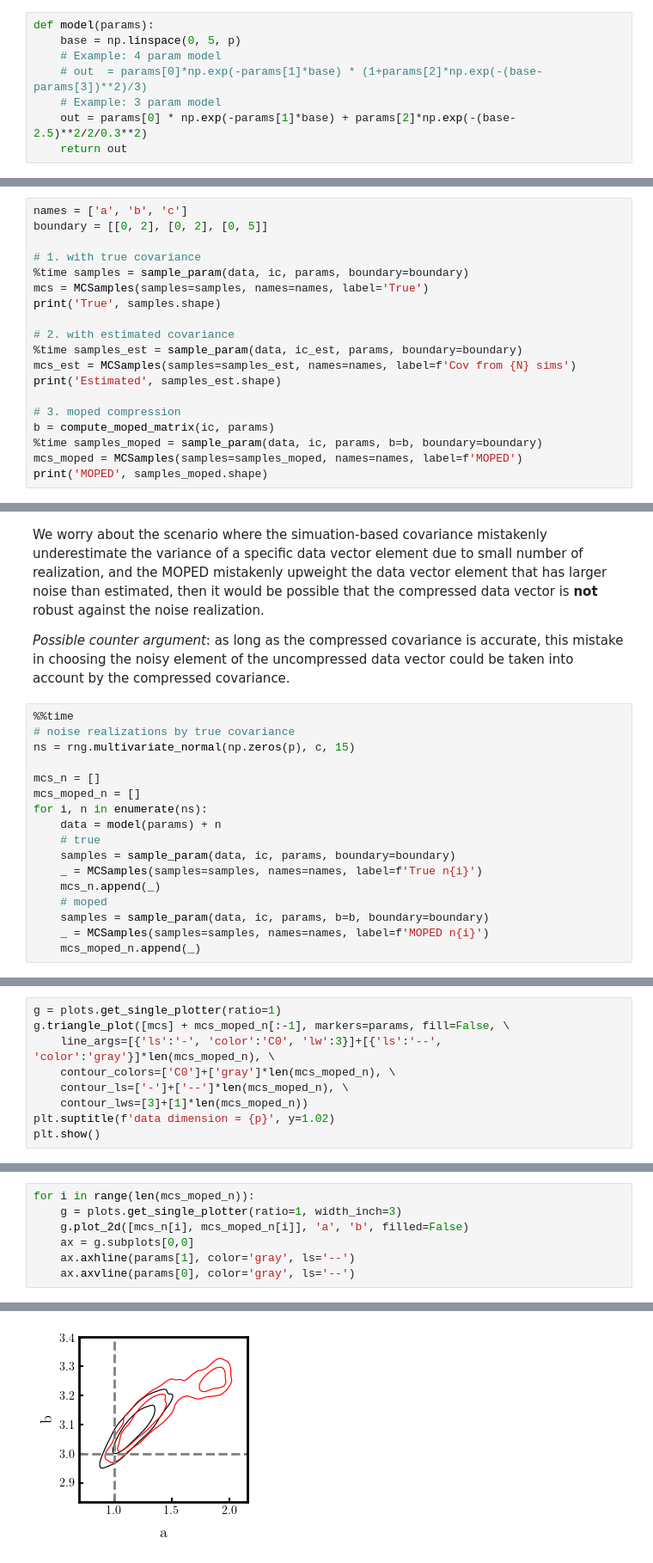
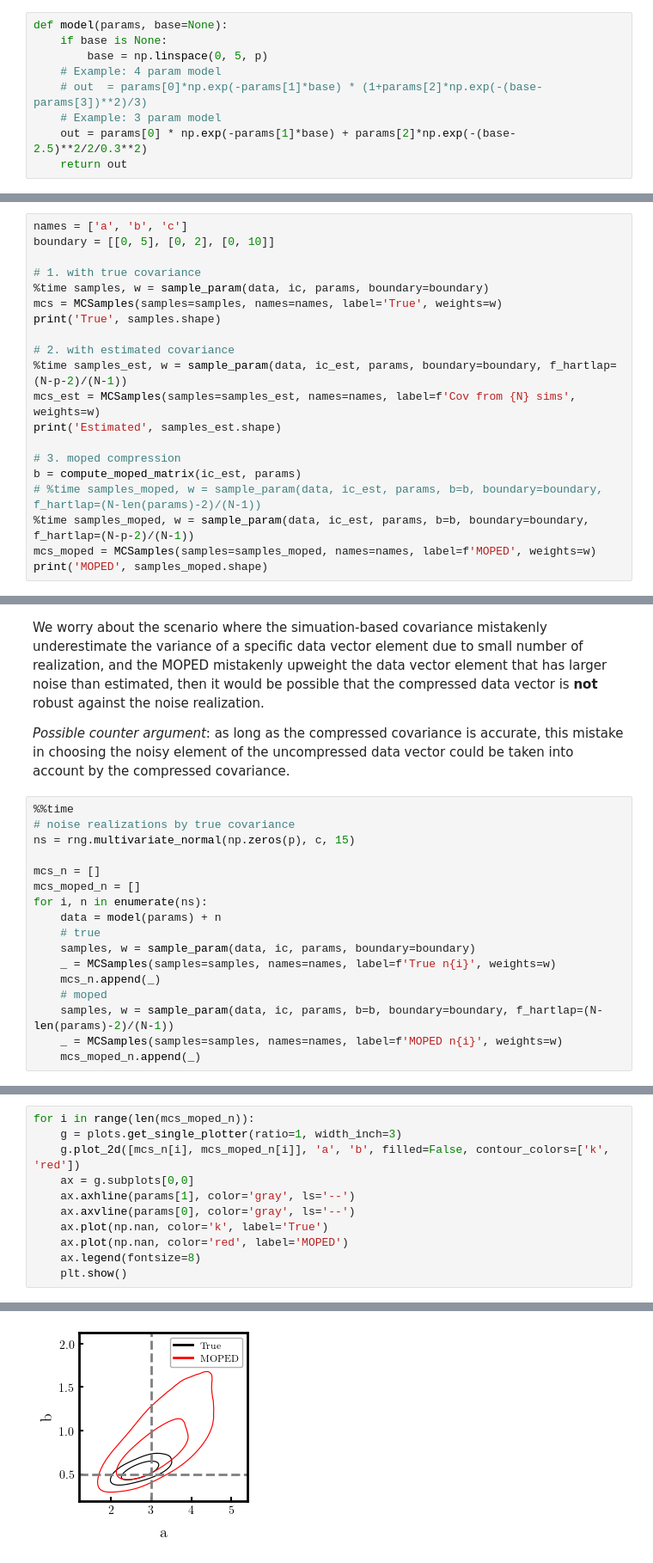
Before and after one commit to rchgomes/3pcf_integrator, a Jupyter notebook: plot-notebooks/moped-toy-model.ipynb, the cells around one changed output, grey strips where cells are left out. Shown at 86% size. Drawn from its saved outputs; the diff is of its cells as text.

Commit message:
bug fix of Hartlap after compression

```diff
--- a/plot-notebooks/moped-toy-model.ipynb
+++ b/plot-notebooks/moped-toy-model.ipynb
@@ -57,7 +58,8 @@ import emcee
 from getdist import plots, MCSamples
 # %%
-def model(params):
-    base = np.linspace(0, 5, p)
+def model(params, base=None):
+    if base is None:
+        base = np.linspace(0, 5, p)
     # Example: 4 param model
     # out  = params[0]*np.exp(-params[1]*base) * (1+params[2]*np.exp(-(base-params[3])**2)/3)
     # Example: 3 param model
@@ -156,20 +187,21 @@ plt.show()
 # %%
 names = ['a', 'b', 'c']
-boundary = [[0, 2], [0, 2], [0, 5]]
+boundary = [[0, 5], [0, 2], [0, 10]]
 
 # 1. with true covariance
-%time samples = sample_param(data, ic, params, boundary=boundary)
-mcs = MCSamples(samples=samples, names=names, label='True')
+%time samples, w = sample_param(data, ic, params, boundary=boundary)
+mcs = MCSamples(samples=samples, names=names, label='True', weights=w)
 print('True', samples.shape)
 
 # 2. with estimated covariance
-%time samples_est = sample_param(data, ic_est, params, boundary=boundary)
-mcs_est = MCSamples(samples=samples_est, names=names, label=f'Cov from {N} sims')
+%time samples_est, w = sample_param(data, ic_est, params, boundary=boundary, f_hartlap=(N-p-2)/(N-1))
+mcs_est = MCSamples(samples=samples_est, names=names, label=f'Cov from {N} sims', weights=w)
 print('Estimated', samples_est.shape)
 
 # 3. moped compression
-b = compute_moped_matrix(ic, params)
-%time samples_moped = sample_param(data, ic, params, b=b, boundary=boundary)
-mcs_moped = MCSamples(samples=samples_moped, names=names, label=f'MOPED')
+b = compute_moped_matrix(ic_est, params)
+# %time samples_moped, w = sample_param(data, ic_est, params, b=b, boundary=boundary, f_hartlap=(N-len(params)-2)/(N-1))
+%time samples_moped, w = sample_param(data, ic_est, params, b=b, boundary=boundary, f_hartlap=(N-p-2)/(N-1))
+mcs_moped = MCSamples(samples=samples_moped, names=names, label=f'MOPED', weights=w)
 print('MOPED', samples_moped.shape)
 # %% [output]
@@ -212,11 +249,11 @@ mcs_moped_n = []
 for i, n in enumerate(ns):
     data = model(params) + n
     # true
-    samples = sample_param(data, ic, params, boundary=boundary)
-    _ = MCSamples(samples=samples, names=names, label=f'True n{i}')
+    samples, w = sample_param(data, ic, params, boundary=boundary)
+    _ = MCSamples(samples=samples, names=names, label=f'True n{i}', weights=w)
     mcs_n.append(_)
     # moped
-    samples = sample_param(data, ic, params, b=b, boundary=boundary)
-    _ = MCSamples(samples=samples, names=names, label=f'MOPED n{i}')
+    samples, w = sample_param(data, ic, params, b=b, boundary=boundary, f_hartlap=(N-len(params)-2)/(N-1))
+    _ = MCSamples(samples=samples, names=names, label=f'MOPED n{i}', weights=w)
     mcs_moped_n.append(_)
 # %% [output]
@@ -225,9 +276,0 @@ Removed no burn in
-# %%
-g = plots.get_single_plotter(ratio=1)
-g.triangle_plot([mcs] + mcs_moped_n[:-1], markers=params, fill=False, \
-    line_args=[{'ls':'-', 'color':'C0', 'lw':3}]+[{'ls':'--', 'color':'gray'}]*len(mcs_moped_n), \
-    contour_colors=['C0']+['gray']*len(mcs_moped_n), \
-    contour_ls=['-']+['--']*len(mcs_moped_n), \
-    contour_lws=[3]+[1]*len(mcs_moped_n))
-plt.suptitle(f'data dimension = {p}', y=1.02)
-plt.show()
@@ -237,8 +277,12 @@ plt.show()
 # %%
 for i in range(len(mcs_moped_n)):
     g = plots.get_single_plotter(ratio=1, width_inch=3)
-    g.plot_2d([mcs_n[i], mcs_moped_n[i]], 'a', 'b', filled=False)
+    g.plot_2d([mcs_n[i], mcs_moped_n[i]], 'a', 'b', filled=False, contour_colors=['k', 'red'])
     ax = g.subplots[0,0]
     ax.axhline(params[1], color='gray', ls='--')
     ax.axvline(params[0], color='gray', ls='--')
+    ax.plot(np.nan, color='k', label='True')
+    ax.plot(np.nan, color='red', label='MOPED')
+    ax.legend(fontsize=8)
+    plt.show()
 # %% [output]
@@ -254 +298 @@ for i in range(len(mcs_moped_n)):
-[figure, old version]
+[figure, new version]
```
Also changed, not shown: parts of 9 cells of this notebook, 50 other files.
